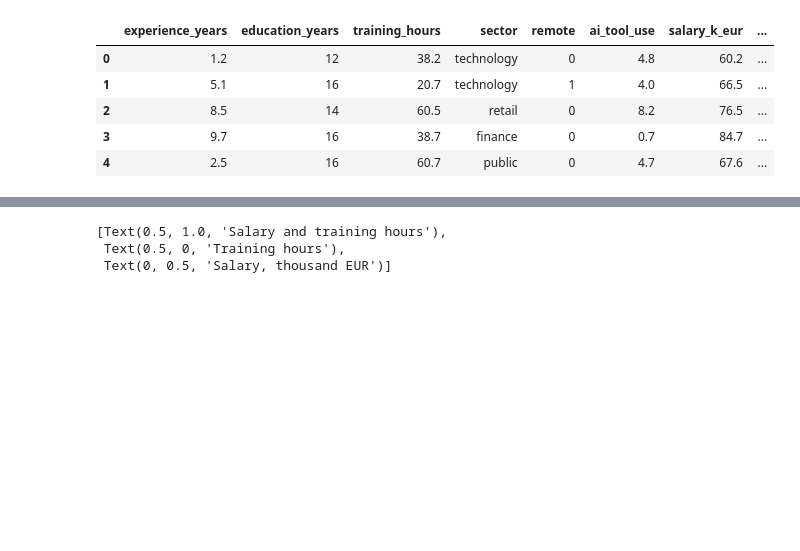
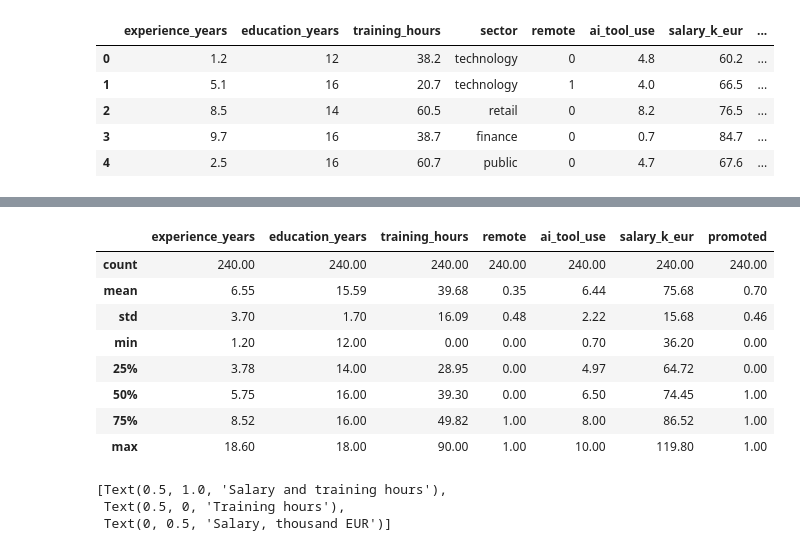
Before and after one commit to lamanhus/coding2-debug-12-simple-linear-regression, a Jupyter notebook: analysis.ipynb, the cells around one changed output, grey strips where cells are left out. Saved outputs shown, nothing was run; the diff lists cells and outputs as text; code cells hidden in the pictures; blank space fills up the shorter version.

```diff
--- a/analysis.ipynb
+++ b/analysis.ipynb
@@ -39,3 +43,15 @@ How much does salary tend to change with additional training hours? State the ou
+# %%
+df.describe().round(2)
+# %% [output]
+|  | experience_years | education_years | training_hours | remote | ai_tool_use | salary_k_eur | promoted |
+| count | 240.00 | 240.00 | 240.00 | 240.00 | 240.00 | 240.00 | 240.00 |
+| mean | 6.55 | 15.59 | 39.68 | 0.35 | 6.44 | 75.68 | 0.70 |
+| std | 3.70 | 1.70 | 16.09 | 0.48 | 2.22 | 15.68 | 0.46 |
+| min | 1.20 | 12.00 | 0.00 | 0.00 | 0.70 | 36.20 | 0.00 |
+| 25% | 3.78 | 14.00 | 28.95 | 0.00 | 4.97 | 64.72 | 0.00 |
+| 50% | 5.75 | 16.00 | 39.30 | 0.00 | 6.50 | 74.45 | 1.00 |
+| 75% | 8.52 | 16.00 | 49.82 | 1.00 | 8.00 | 86.52 | 1.00 |
+| max | 18.60 | 18.00 | 90.00 | 1.00 | 10.00 | 119.80 | 1.00 |
 # %%
 fig, ax = plt.subplots(figsize=(7, 4))
 sns.scatterplot(data=df, x="training_hours", y="salary_k_eur", alpha=0.65, ax=ax)
```
Also changed, not shown: parts of 6 cells of this notebook.
